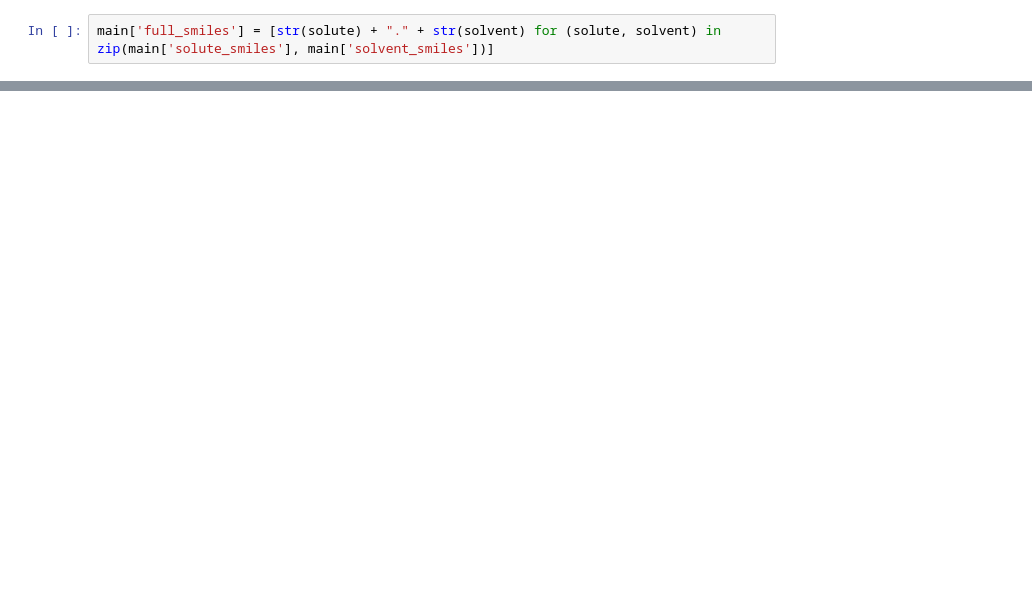
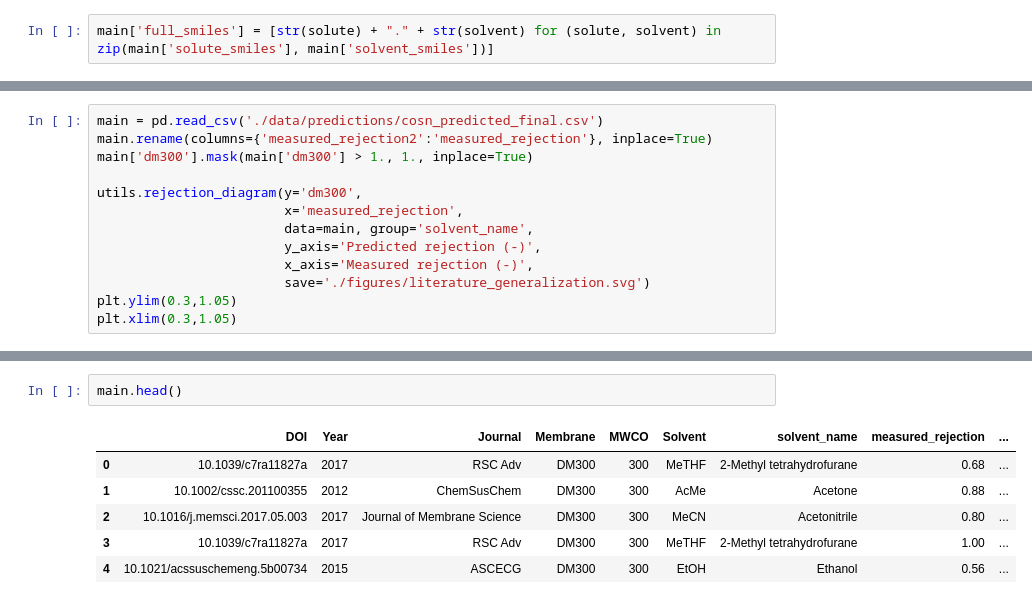
Before and after one commit to ignaczgerg/osn-solvent, a Jupyter notebook: cosn_evaluation.ipynb, the cells around one changed output, grey strips where cells are left out. Cells and saved outputs as stored; diff of their text form; blank space fills up the shorter version.

Commit message:
visualization for generalization

```diff
--- a/cosn_evaluation.ipynb
+++ b/cosn_evaluation.ipynb
@@ -23,0 +234,13 @@ plt.show()
+# %%
+main = pd.read_csv('./data/predictions/cosn_predicted_final.csv')
+main.rename(columns={'measured_rejection2':'measured_rejection'}, inplace=True)
+main['dm300'].mask(main['dm300'] > 1., 1., inplace=True)
+
+utils.rejection_diagram(y='dm300',
+                        x='measured_rejection',
+                        data=main, group='solvent_name',
+                        y_axis='Predicted rejection (-)',
+                        x_axis='Measured rejection (-)',
+                        save='./figures/literature_generalization.svg')
+plt.ylim(0.3,1.05)
+plt.xlim(0.3,1.05)
@@ -23,0 +250,9 @@ plt.show()
+# %%
+main.head()
+# %% [output]
+|  | DOI | Year | Journal | Membrane | MWCO | Solvent | solvent_name | measured_rejection | ... |
+| 0 | 10.1039/c7ra11827a | 2017 | RSC Adv | DM300 | 300 | MeTHF | 2-Methyl tetrahydrofurane | 0.68 | ... |
+| 1 | 10.1002/cssc.201100355 | 2012 | ChemSusChem | DM300 | 300 | AcMe | Acetone | 0.88 | ... |
+| 2 | 10.1016/j.memsci.2017.05.003 | 2017 | Journal of Membrane Science | DM300 | 300 | MeCN | Acetonitrile | 0.80 | ... |
+| 3 | 10.1039/c7ra11827a | 2017 | RSC Adv | DM300 | 300 | MeTHF | 2-Methyl tetrahydrofurane | 1.00 | ... |
+| 4 | 10.1021/acssuschemeng.5b00734 | 2015 | ASCECG | DM300 | 300 | EtOH | Ethanol | 0.56 | ... |
```
Also changed, not shown: parts of 10 cells of this notebook, 12 other files.
